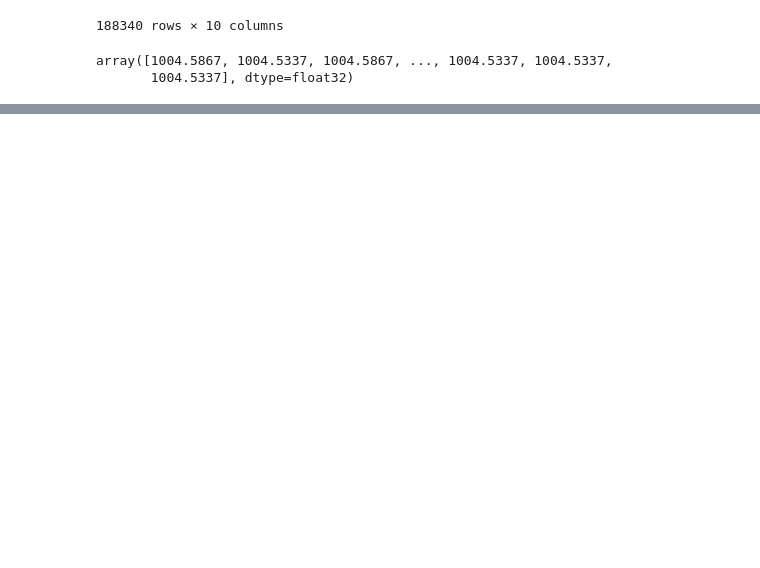
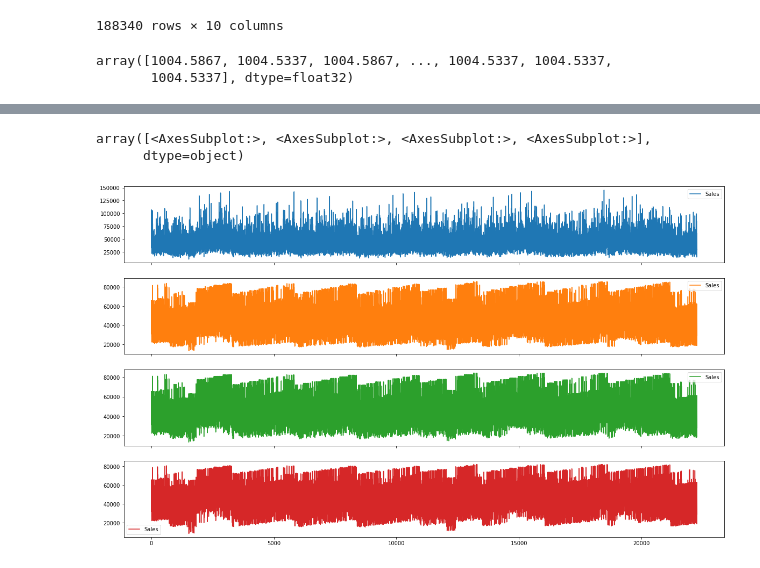
Before and after one commit to rajagurunath/AV-Hackathon, a Jupyter notebook: notebooks/feature_eng.ipynb, the cells around one changed output, grey strips where cells are left out. Cells and saved outputs as stored; diff of their text form; code cells hidden in the pictures; blank space fills up the shorter version.

```diff
--- a/notebooks/feature_eng.ipynb
+++ b/notebooks/feature_eng.ipynb
@@ -345,0 +348,5 @@ array([1004.5867, 1004.5337, 1004.5867, ..., 1004.5337, 1004.5337,
+# %%
+store_id = pd.read_csv("../submissions/submission_Store_id.csv")
+store_type = pd.read_csv("../submissions/submission_Store_Type.csv")
+location_type = pd.read_csv("../submissions/submission_Location_Type.csv")
+region_type = pd.read_csv("../submissions/submission_Region_Code.csv")
@@ -345,0 +364,8 @@ array([1004.5867, 1004.5337, 1004.5867, ..., 1004.5337, 1004.5337,
+# %%
+blending = pd.concat([
+store_id.sort_values(by='ID').reset_index(drop=True),
+store_type.sort_values(by='ID').reset_index(drop=True).drop("ID",axis=1),
+location_type.sort_values(by='ID').reset_index(drop=True).drop("ID",axis=1),
+region_type.sort_values(by='ID').reset_index(drop=True).drop("ID",axis=1)
+],axis=1)
+blending
@@ -345,0 +386,6 @@ array([1004.5867, 1004.5337, 1004.5867, ..., 1004.5337, 1004.5337,
+# %%
+blending.plot(subplots=True,figsize=(20,12))
+# %% [output]
+array([<AxesSubplot:>, <AxesSubplot:>, <AxesSubplot:>, <AxesSubplot:>],
+      dtype=object)
+[figure, added]
```
Also changed, not shown: parts of 10 cells of this notebook, 5 other files.
